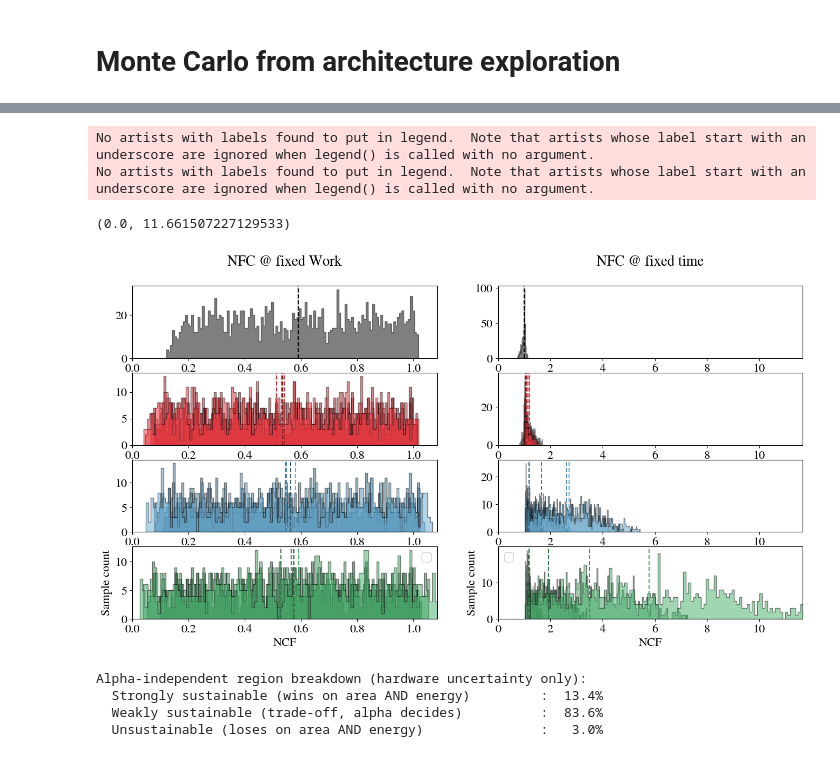
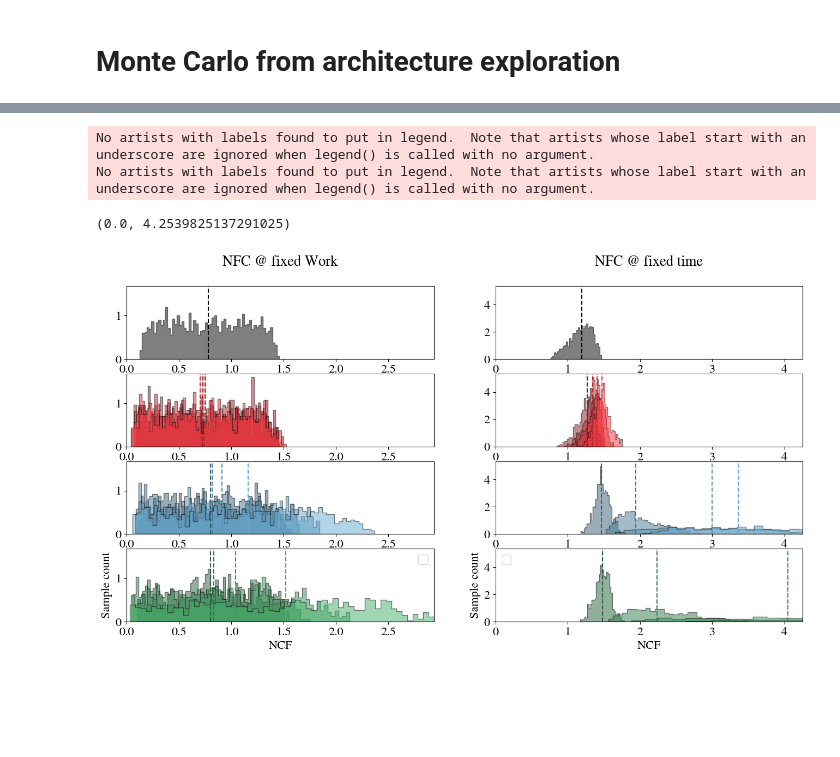
Before and after one commit to PolMaistriaux/IoT_Node_Modeling, a Jupyter notebook: Test_new_applications/Notebook_ASI_Framework.ipynb, the cells around one changed output, grey strips where cells are left out. Drawn from its saved outputs; the diff is of its cells as text; code cells hidden in the pictures; blank space fills up the shorter version.

```diff
--- a/Test_new_applications/Notebook_ASI_Framework.ipynb
+++ b/Test_new_applications/Notebook_ASI_Framework.ipynb
@@ -114,3 +114,9 @@ color_names = ['red', 'blue', 'green', 'orange', 'purple']
 
 importlib.reload(sys.modules['fft_architecture_exploration'])
 from fft_architecture_exploration import *
+# %%
+
+baseline_area    = 0.6 #10
+baseline_energy  = nFFT* 5.7e-9
+baseline_latency = nFFT* 80
+baseline_power   = baseline_energy / baseline_latency
@@ -120,9 +181,9 @@ from fft_architecture_exploration import *
 
 #----------------------------------------------------------------------------------
 
-our_Area           = np.array([0.119    , 0.123    , 0.129    , 0.141    ] )
+our_Area           = np.array([0.119    , 0.123    , 0.129    , 0.141    ] )   + 0.095
 our_NFFT           = np.array([4096     , 4096     , 4096     , 4096     ] )
-our_Latency_pFFT   = np.array([98423    , 49250    , 32883    , 24723    ] )
+our_Latency_pFFT   = np.array([98423    , 49250    , 32883    , 24723    ] )   / 2
 our_Energy_pFFT    = np.array([3388.9   , 1922.4   , 1434.1   , 1197.6    ] ) *1e-9
 
 our_Latency        = our_Latency_pFFT
@@ -598,17 +659,17 @@ plt.show()
 # %%
-fig, axes = plt.subplots(4, 1, figsize=(8, 8))
+fig, axes = plt.subplots(4, 1, figsize=(8, 8), sharey=True)
 
 # (a) NCF ratio distribution
 ax = axes
 idx = np.where((mc_arch==0))
 distr = mc_asi_res[idx]
-ax[0].hist(distr, bins=120,color = "black", edgecolor="black" , alpha=0.5,histtype='stepfilled',  fill=True,linewidth = 1) # ec='black',
+ax[0].hist(distr, bins=120,color = "black", edgecolor="black" , alpha=0.5,histtype='stepfilled',  fill=True,linewidth = 1,density=True) # ec='black',
 ax[0].axvline(np.median(distr), color='black', linestyle='--', linewidth=1.5)
 for i in range(3):
     for j in range(1,arch_Dim):
         idx = np.where((mc_strat==i) & (mc_arch==j))
         distr = mc_asi_res[idx]
-        ax[i+1].hist(distr, bins=120,color = color_array[i,j], edgecolor="black" , alpha=0.5,histtype='stepfilled',  fill=True)
+        ax[i+1].hist(distr, bins=120,color = color_array[i,j], edgecolor="black" , alpha=0.5,histtype='stepfilled',  fill=True,density=True)
         ax[i+1].axvline(np.median(distr), color=color_array[i,j], linestyle='--', linewidth=2)
 
 
@@ -617,9 +678,9 @@ ax[0].set_title(f'Distribution of sustainability outcome\n')
 ax[3].set_xlabel('ASI')
 ax[3].set_ylabel('Sample count')
 ax[3].legend()
-ax[0].set_xlim(0, np.percentile(mc_asi_res, 99.5))
-ax[1].set_xlim(0, np.percentile(mc_asi_res, 99.5))
-ax[2].set_xlim(0, np.percentile(mc_asi_res, 99.5))
-ax[3].set_xlim(0, np.percentile(mc_asi_res, 99.5))
+ax[0].set_xlim(np.percentile(mc_asi_res, 5), np.percentile(mc_asi_res, 99.5))
+ax[1].set_xlim(np.percentile(mc_asi_res, 5), np.percentile(mc_asi_res, 99.5))
+ax[2].set_xlim(np.percentile(mc_asi_res, 5), np.percentile(mc_asi_res, 99.5))
+ax[3].set_xlim(np.percentile(mc_asi_res, 5), np.percentile(mc_asi_res, 99.5))
 # %% [output]
 No artists with labels found to put in legend.  Note that artists whose label start with an underscore are ignored when legend() is called with no argument.
@@ -628,69 +689,52 @@ No artists with labels found to put in legend.  Note that artists whose label st
 # %%
-fig, axes = plt.subplots(4, 2, figsize=(16, 8))
+fig, axes = plt.subplots(4, 2, figsize=(16, 8),  sharey='col')
 
+nbins_fw = 60
+nbins_ft = 30
 # (a) NCF ratio distribution
 ax = axes
 distr = mc_ncf_fw_res[np.where((mc_arch==0)) ]
-ax[0,0].hist(distr, bins=120,color = "black", edgecolor="black" , alpha=0.5,histtype='stepfilled',  fill=True,linewidth = 1) # ec='black',
+ax[0,0].hist(distr, bins=nbins_fw,color = "black", edgecolor="black" , alpha=0.5,histtype='stepfilled',  fill=True,linewidth = 1,density=True) # ec='black',
 ax[0,0].axvline(np.median(distr), color='black', linestyle='--', linewidth=1.5)
 
 
 distr = mc_ncf_ft_res[np.where((mc_arch==0)) ]
-ax[0,1].hist(mc_ncf_ft_res[np.where((mc_arch==0)) ], bins=120,color = "black", edgecolor="black" , alpha=0.5,histtype='stepfilled',  fill=True,linewidth = 1) # ec='black',
+ax[0,1].hist(mc_ncf_ft_res[np.where((mc_arch==0)) ], bins=nbins_ft,color = "black", edgecolor="black" , alpha=0.5,histtype='stepfilled',  fill=True,linewidth = 1,density=True) # ec='black',
 ax[0,1].axvline(np.median(distr), color='black', linestyle='--', linewidth=1.5)
 
 for i in range(3):
     for j in range(1,arch_Dim):
         idx = np.where((mc_strat==i) & (mc_arch==j))
 
         distr = mc_ncf_fw_res[idx]
-        ax[i+1,0].hist(distr, bins=120,color = color_array[i,j], edgecolor="black" , alpha=0.5,histtype='stepfilled',  fill=True)
+        ax[i+1,0].hist(distr, bins=nbins_fw,color = color_array[i,j], edgecolor="black" , alpha=0.5,histtype='stepfilled',  fill=True, density=True)
         ax[i+1,0].axvline(np.median(distr), color = color_array[i,j], linestyle='--', linewidth=1.5)
 
         distr = mc_ncf_ft_res[idx]
-        ax[i+1,1].hist(distr, bins=120,color = color_array[i,j], edgecolor="black" , alpha=0.5,histtype='stepfilled',  fill=True)
+        ax[i+1,1].hist(distr, bins=nbins_ft,color = color_array[i,j], edgecolor="black" , alpha=0.5,histtype='stepfilled',  fill=True, density=True)
         ax[i+1,1].axvline(np.median(distr), color = color_array[i,j], linestyle='--', linewidth=1.5)
 
 ax[0,0].set_title(f'NFC @ fixed Work\n')
 ax[0,1].set_title(f'NFC @ fixed time\n')
 
 ax[3,0].set_xlabel('NCF')
 ax[3,0].set_ylabel('Sample count')
 ax[3,0].legend()
 
 ax[3,1].set_xlabel('NCF')
 ax[3,1].set_ylabel('Sample count')
 ax[3,1].legend()
 
 ax[0,0].set_xlim(0, np.percentile(mc_ncf_fw_res, 99.9))
 ax[1,0].set_xlim(0, np.percentile(mc_ncf_fw_res, 99.9))
 ax[2,0].set_xlim(0, np.percentile(mc_ncf_fw_res, 99.9))
 ax[3,0].set_xlim(0, np.percentile(mc_ncf_fw_res, 99.9))
-ax[0,1].set_xlim(0, np.percentile(mc_ncf_ft_res, 99.9))
-ax[1,1].set_xlim(0, np.percentile(mc_ncf_ft_res, 99.9))
-ax[2,1].set_xlim(0, np.percentile(mc_ncf_ft_res, 99.9))
-ax[3,1].set_xlim(0, np.percentile(mc_ncf_ft_res, 99.9))
+ax[0,1].set_xlim(0, np.percentile(mc_ncf_ft_res, 90))
+ax[1,1].set_xlim(0, np.percentile(mc_ncf_ft_res, 90))
+ax[2,1].set_xlim(0, np.percentile(mc_ncf_ft_res, 90))
+ax[3,1].set_xlim(0, np.percentile(mc_ncf_ft_res, 90))
 # %% [output]
 No artists with labels found to put in legend.  Note that artists whose label start with an underscore are ignored when legend() is called with no argument.
 No artists with labels found to put in legend.  Note that artists whose label start with an underscore are ignored when legend() is called with no argument.
-(0.0, 11.661507227129533)
+(0.0, 4.2539825137291025)
-[figure, old version]
+[figure, new version]
-# %%
-
-alpha_star = asi_critical_alpha(area_ratio=mc_area_ratio, power_ratio=mc_power_ratio, speedup=mc_speedup_ratio)
-region     = asi_classify(asi=mc_asi_res, speedup=mc_speedup_ratio)
-
-
-valid_a_star = alpha_star[~np.isnan(alpha_star)]
-region_counts = {r: (region == r).mean() for r in ['strong', 'weak', 'unsust']}
-
-print("Alpha-independent region breakdown (hardware uncertainty only):")
-for r, label in [('strong', 'Strongly sustainable (wins on area AND energy)'),
-                  ('weak', 'Weakly sustainable (trade-off, alpha decides)'),
-                  ('unsust', 'Unsustainable (loses on area AND energy)')]:
-    print(f"  {label:55s}: {region_counts[r]*100:5.1f}%")
-# %% [output]
-Alpha-independent region breakdown (hardware uncertainty only):
-  Strongly sustainable (wins on area AND energy)         :  13.4%
-  Weakly sustainable (trade-off, alpha decides)          :  83.6%
-  Unsustainable (loses on area AND energy)               :   3.0%
```
Also changed, not shown: parts of 15 cells of this notebook, 1 other file.
